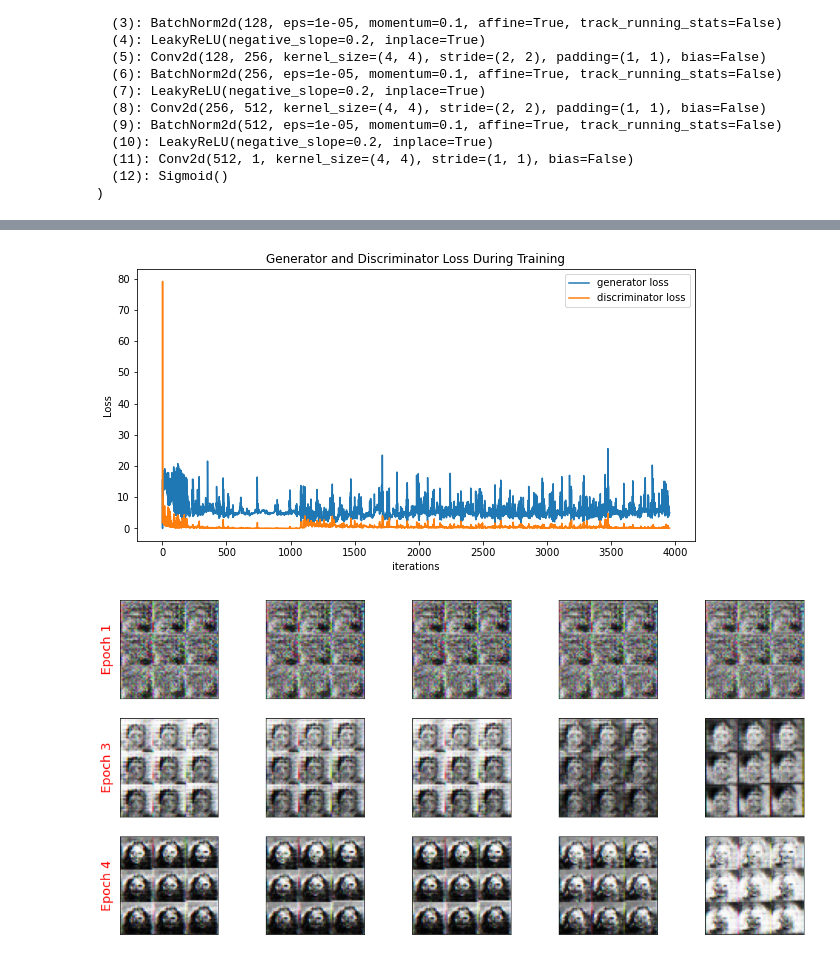
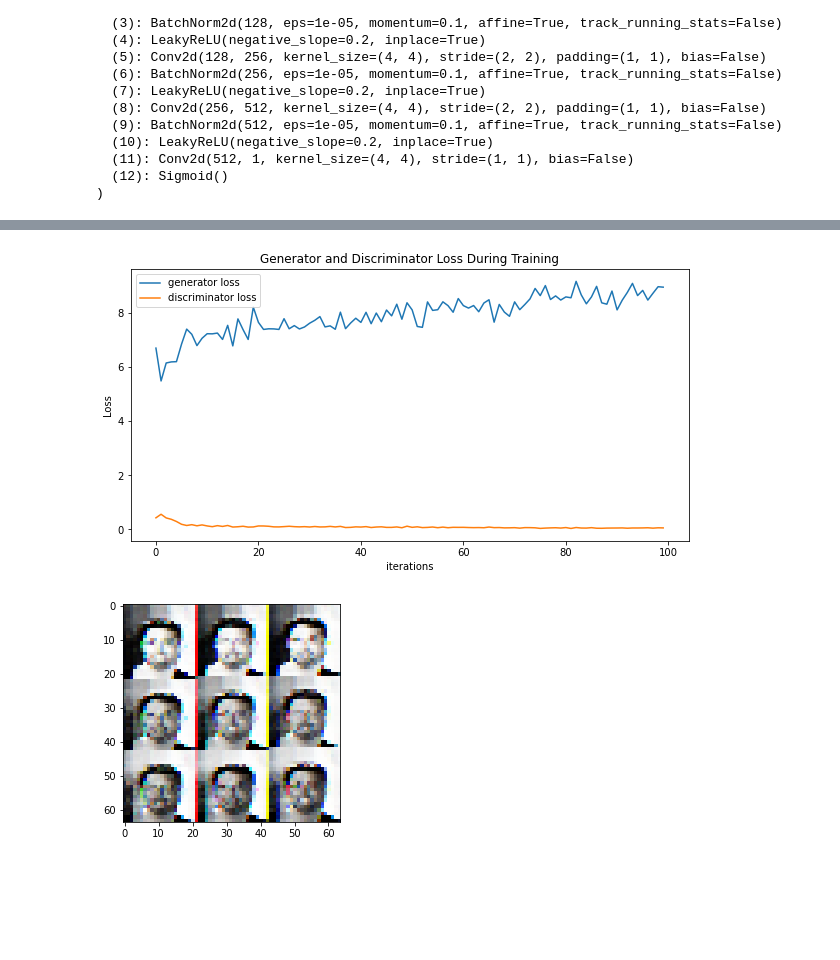
Before and after one commit to ysimonov/generative-adversarial-network, a Jupyter notebook: model.ipynb, the cells around one changed output, grey strips where cells are left out. Cells and saved outputs as stored; diff of their text form; code cells hidden in the pictures; blank space fills up the shorter version.

```diff
--- a/model.ipynb
+++ b/model.ipynb
@@ -19,8 +19,8 @@ n_filters = 64
 mode_z = 'normal'
 image_size = (64, 64)
 image_channels = 3
-batch_size = 256
-num_epochs = 5
+batch_size = 128
+num_epochs = 100
 
 # convention for real and fake labels
 real_label = 1.
@@ -378,36 +400,43 @@ Epoch 005 | Avg Losses >> G/D 6.0656/0.5379
 # plot results
 plt.figure(figsize=(10, 5))
 plt.title("Generator and Discriminator Loss During Training")
-plt.plot(generator_losses, label="generator loss")
-plt.plot(discriminator_losses, label="discriminator loss")
+plt.plot(mean_generator_losses, label="generator loss")
+plt.plot(mean_discriminator_losses, label="discriminator loss")
 plt.xlabel("iterations")
 plt.ylabel("Loss")
 plt.legend()
 plt.show()
 # %% [output]
-[figure, old version]
+[figure, new version]
 # %%
 # plot results
-selected_epochs = [1, 3, 4, 5, 10, 15, 20, 25, 50, 100]
-max_epoch = len(epoch_samples) - 1
-fig = plt.figure(figsize=(18, 18))
-for i, epoch in enumerate(selected_epochs):
-    if epoch > max_epoch:
-        break
-    for j in range(5):
-        ax = fig.add_subplot(6, 5, i*5+j+1)
-        ax.set_xticks([])
-        ax.set_yticks([])
-        if j == 0:
-            ax.text(
-                -0.06, 0.5, f'Epoch {epoch}',
-                rotation=90, size=18, color='red',
-                horizontalalignment='right',
-                verticalalignment='center',
-                transform=ax.transAxes
-            )
-        image = epoch_samples[epoch - 1][j]
-        ax.imshow(image, cmap='gray_r')
+# selected_epochs = [1, 5, 10]
+# max_epoch = len(epoch_samples) - 1
+# fig = plt.figure(figsize=(18, 18))
+# for i, epoch in enumerate(selected_epochs):
+#     if epoch > max_epoch:
+#         break
+#     for j in range(5):
+#         ax = fig.add_subplot(6, 5, i*5+j+1)
+#         ax.set_xticks([])
+#         ax.set_yticks([])
+#         if j == 0:
+#             ax.text(
+#                 -0.06, 0.5, f'Epoch {epoch}',
+#                 rotation=90, size=18, color='red',
+#                 horizontalalignment='right',
+#                 verticalalignment='center',
+#                 transform=ax.transAxes
+#             )
+#         image = epoch_samples[epoch - 1][j]
+#         ax.imshow(image, cmap='gray_r')
+
+
+last_epoch_sample = create_samples(
+                generator, fixed_z
+            ).detach().cpu().numpy()
+
+plt.imshow(last_epoch_sample[2, :, :, :])
 plt.show()
 # %% [output]
-[figure, old version]
+[figure, new version]
```
Also changed, not shown: parts of 2 cells of this notebook, 5 other files.
